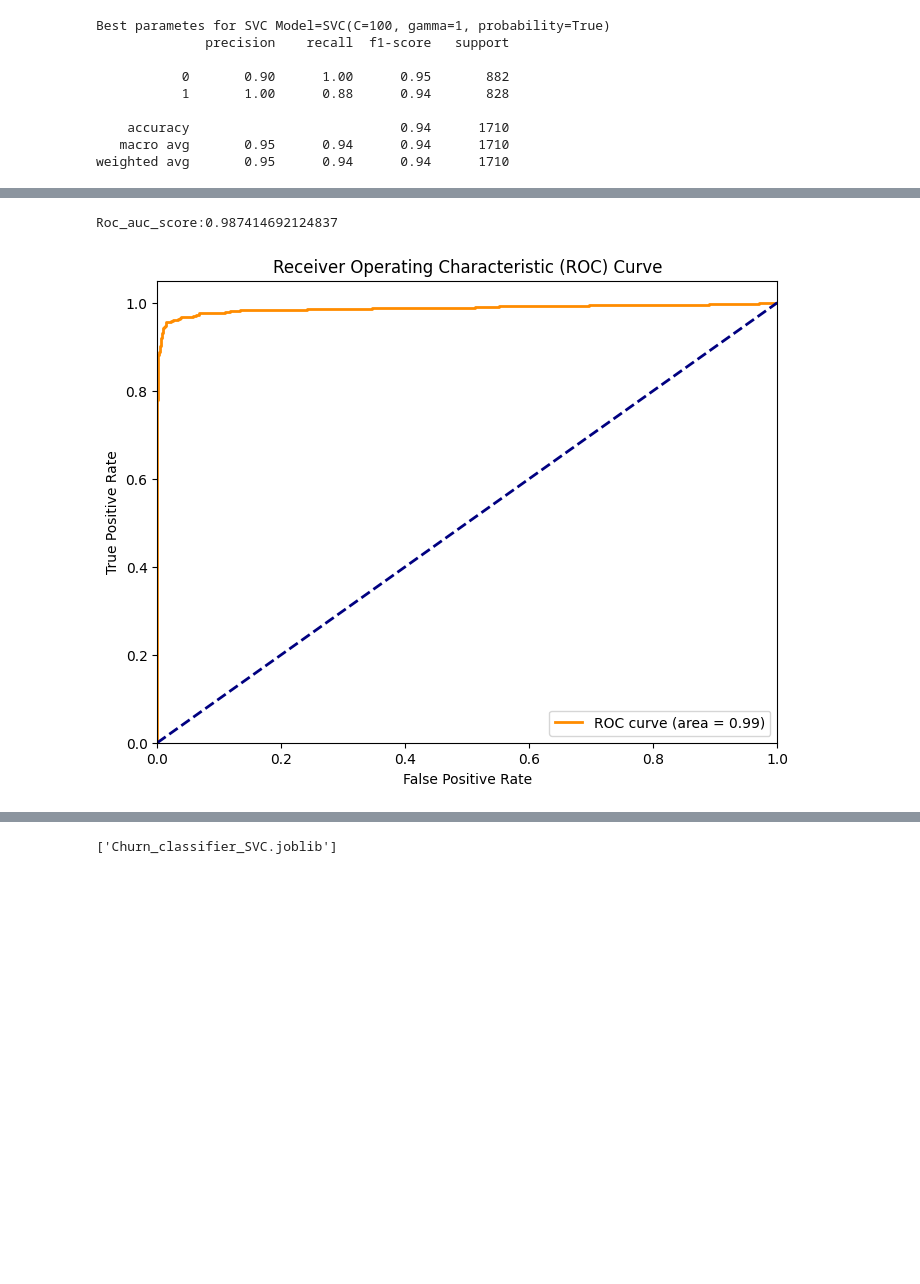
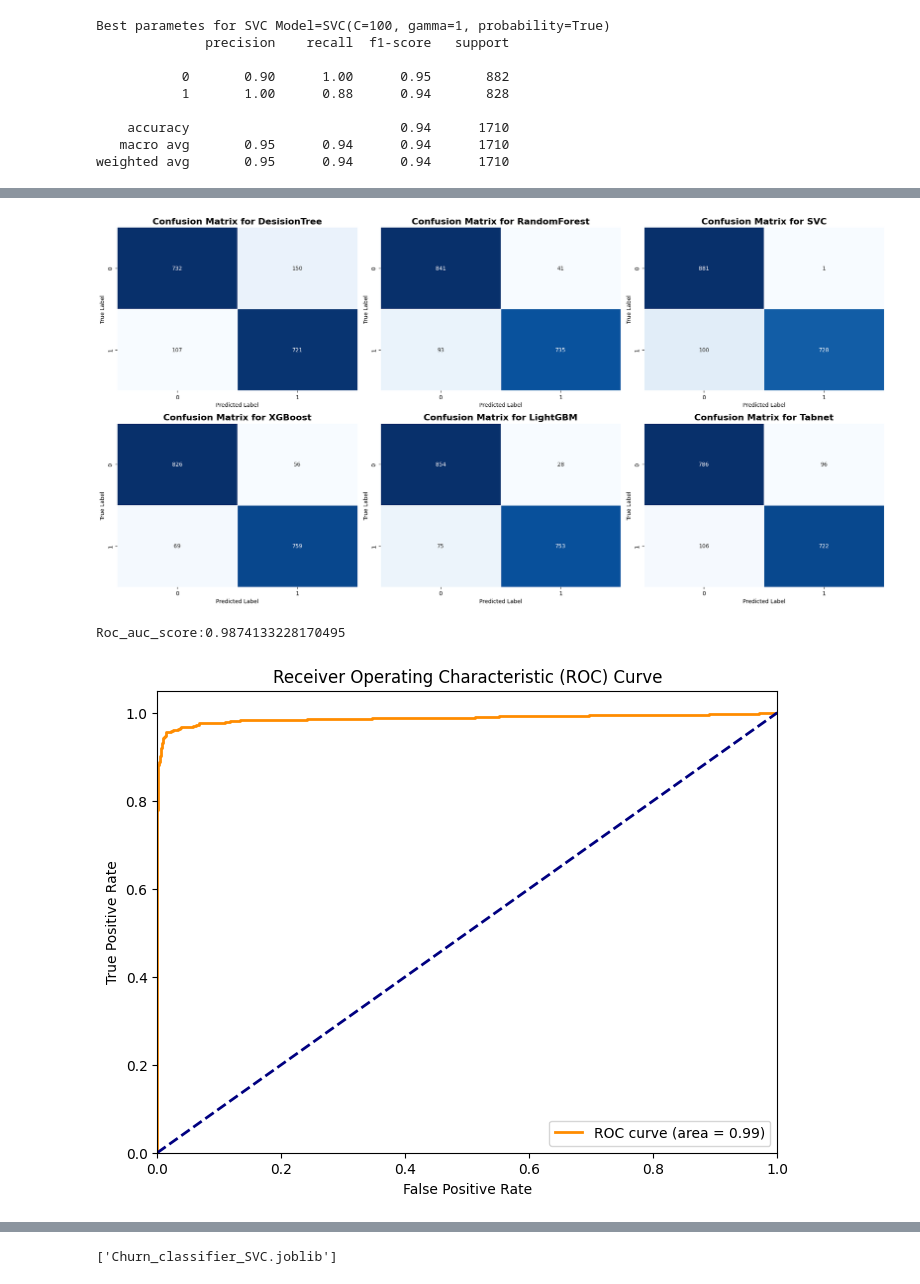
Before and after one commit to J-Abdullah/Customer-Churn-prediction, a Jupyter notebook: Customer_Churn.ipynb, the cells around one changed output, grey strips where cells are left out. Cells and saved outputs as stored; diff of their text form; code cells hidden in the pictures; blank space fills up the shorter version.

Commit message:
Adding CM,CR and ROC for all models

```diff
--- a/Customer_Churn.ipynb
+++ b/Customer_Churn.ipynb
@@ -322,0 +315,3 @@ Accuracy 0.8707602339181286
+# %%
+best_model['Tabnet']=random_tabnet.best_estimator_
+best_model
@@ -338,3 +351,13 @@ Best parametes for SVC Model=SVC(C=100, gamma=1, probability=True)
     accuracy                           0.94      1710
    macro avg       0.95      0.94      0.94      1710
 weighted avg       0.95      0.94      0.94      1710
+# %%
+#printing classing report for all the models
+for model_name,model in best_model.items():
+    print(f"Classification report for {model_name}")
+    if model_name!='Tabnet':
+        y_pred=model.predict(X_test)
+        print(classification_report(y_test,y_pred))
+    else:
+        y_pred=model.predict(X_test.values)
+        print(classification_report(y_test.values,y_pred))
@@ -340,0 +382,36 @@ weighted avg       0.95      0.94      0.94      1710
+# %%
+CM={}
+for model_name,model in best_model.items():
+    if model_name!='Tabnet':
+        y_pred=model.predict(X_test)
+        cm = confusion_matrix(y_test, y_pred)
+    else:
+        y_pred=model.predict(X_test.values)
+        cm = confusion_matrix(y_test.values, y_pred)
+    CM[model_name]=cm
+
+
+import math
+
+# Calculate the number of rows and columns for the grid
+n = len(CM)
+ncols = 3
+nrows = math.ceil(n / ncols)
+
+fig, axs = plt.subplots(nrows, ncols, figsize=(20, 10))  # Create a grid of subplots
+axs = axs.flatten()  # Flatten the grid to a 1D array for easy iteration
+
+for idx, (name, cm) in enumerate(CM.items()):
+    ax = axs[idx]  # Select the subplot
+    sns.heatmap(cm, annot=True, fmt='d', cmap='Blues', linewidths=.5, cbar=False, ax=ax)  # Plot on the selected subplot
+    ax.set_title(f'Confusion Matrix for {name}', fontsize=16, weight='bold')  # Set the title for the subplot
+    ax.set_xlabel('Predicted Label')  # Set the x-label for the subplot
+    ax.set_ylabel('True Label')  # Set the y-label for the subplot
+
+# Remove extra subplots
+for idx in range(n, nrows*ncols):
+    fig.delaxes(axs[idx])
+
+plt.tight_layout()  # Ensure the subplots do not overlap
+plt.show()  # Display the plot
+# %% [output]
@@ -341,3 +419,4 @@ weighted avg       0.95      0.94      0.94      1710
+[figure, added]
 # %%
 #ROC Curve
 y_prob=best_model['SVC'].predict_proba(X_test)[:,1]
@@ -358,5 +437,5 @@ plt.title('Receiver Operating Characteristic (ROC) Curve')
 plt.legend(loc="lower right")
 plt.show()
 # %% [output]
-Roc_auc_score:0.987414692124837
+Roc_auc_score:0.9874133228170495
 [figure]
```
Also changed, not shown: parts of 9 cells of this notebook.
